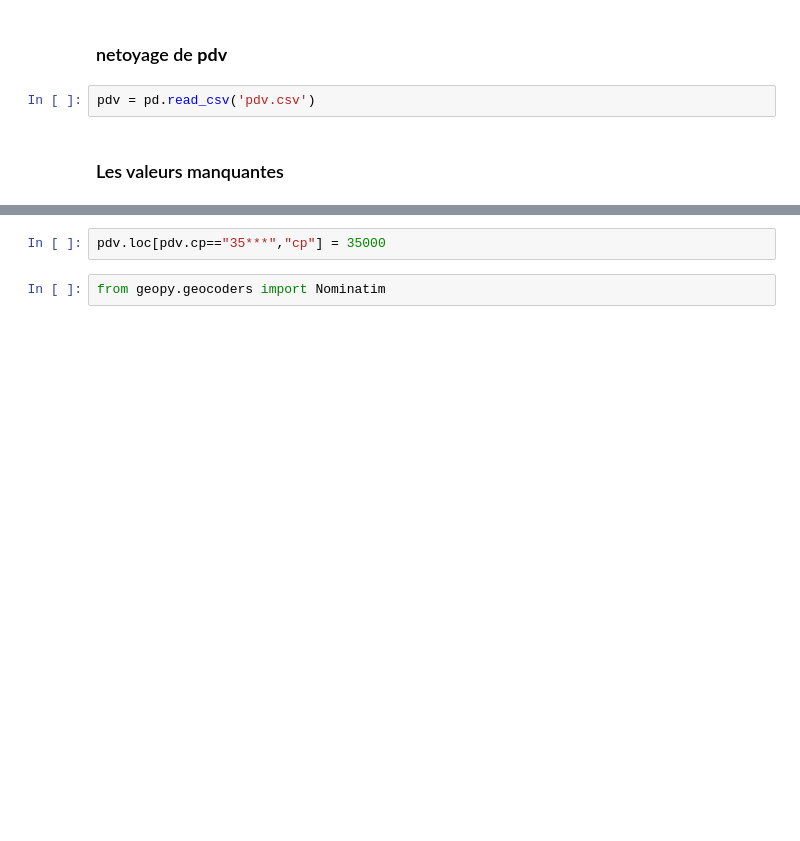
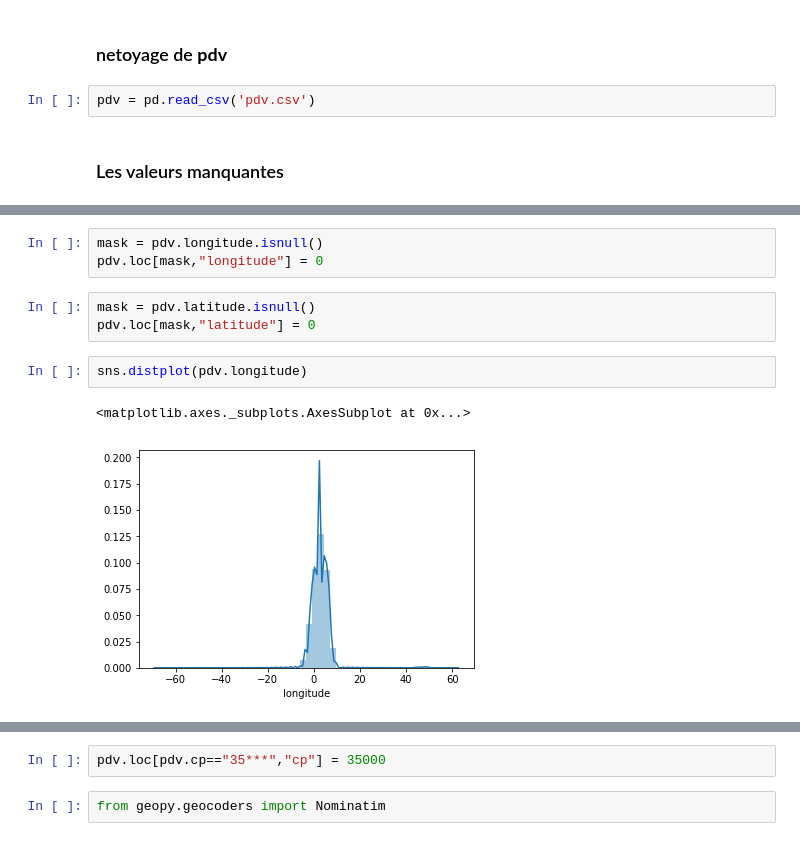
Before and after one commit to Houcine0112/school-eda-serviceStations, a Jupyter notebook: 02 clean_data.ipynb, the cells around one changed output, grey strips where cells are left out. Drawn from its saved outputs; the diff is of its cells as text; blank space fills up the shorter version.

```diff
--- a/02 clean_data.ipynb
+++ b/02 clean_data.ipynb
@@ -97,0 +146,11 @@ pdv
+# %%
+mask = pdv.longitude.isnull()
+pdv.loc[mask,"longitude"] = 0
+# %%
+mask = pdv.latitude.isnull()
+pdv.loc[mask,"latitude"] = 0
+# %%
+sns.distplot(pdv.longitude)
+# %% [output]
+<matplotlib.axes._subplots.AxesSubplot at 0x...>
+[figure, added]
```
Also changed, not shown: parts of 9 cells of this notebook.
